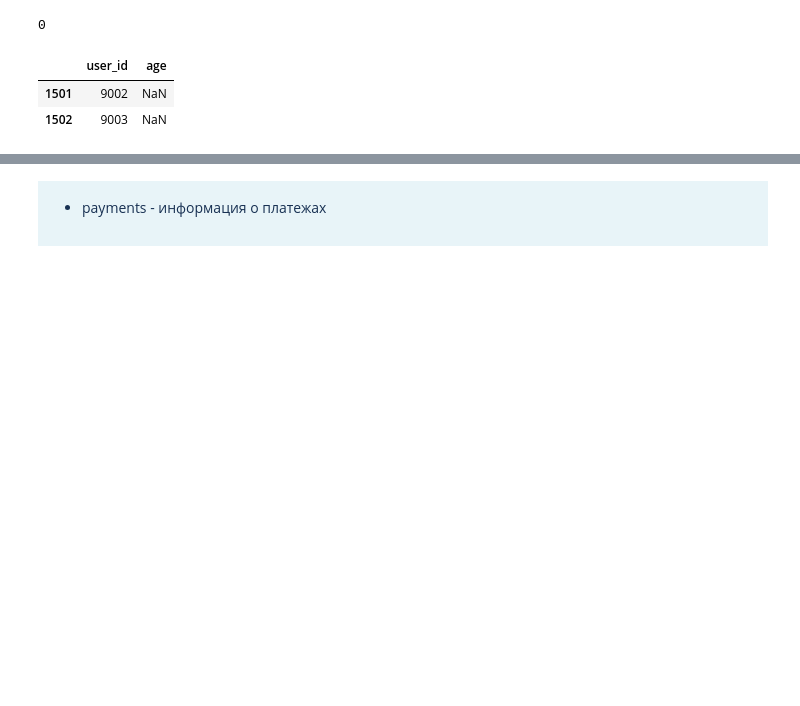
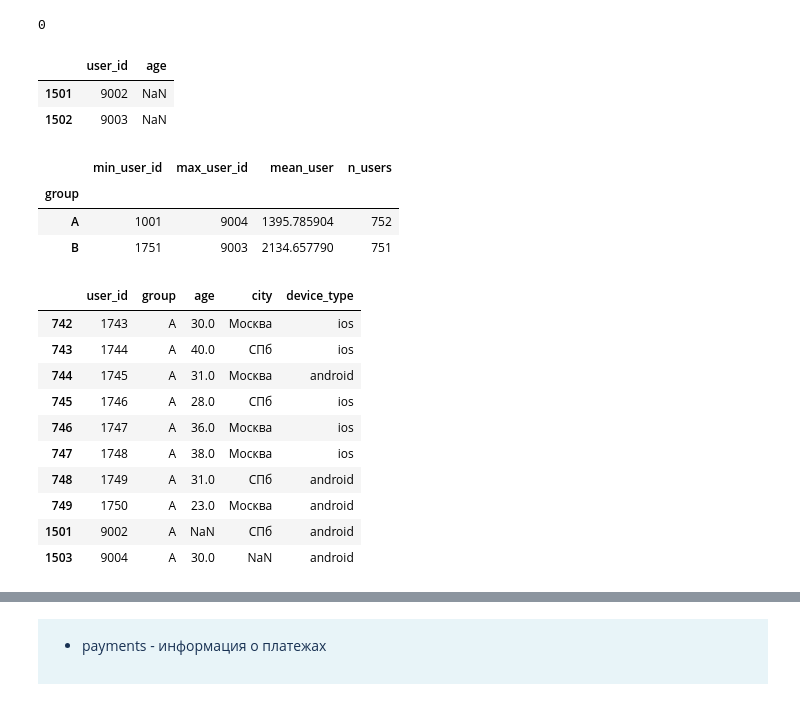
Before and after one commit to nvknkhv/t_test, a Jupyter notebook: ab_new_form_payments.ipynb, the cells around one changed output, grey strips where cells are left out. Saved outputs shown, nothing was run; the diff lists cells and outputs as text; code cells hidden in the pictures; blank space fills up the shorter version.

```diff
--- a/task.ipynb
+++ b/ab_new_form_payments.ipynb
@@ -117,3 +117,31 @@ users.loc[invalid_age, ['user_id', 'age']]
 |  | user_id | age |
 | 1501 | 9002 | NaN |
 | 1502 | 9003 | NaN |
+# %%
+users.groupby('group').agg(
+    min_user_id=('user_id', 'min'),
+    max_user_id=('user_id', 'max'),
+    mean_user=('user_id', 'mean'),
+    n_users=('user_id', 'nunique'),
+)
+# %% [output]
+|  | min_user_id | max_user_id | mean_user | n_users |
+| group |  |  |  |  |
+| A | 1001 | 9004 | 1395.785904 | 752 |
+| B | 1751 | 9003 | 2134.657790 | 751 |
+# %%
+users[users['group'] == 'A'] \
+    .sort_values('user_id') \
+    .tail(10)
+# %% [output]
+|  | user_id | group | age | city | device_type |
+| 742 | 1743 | A | 30.0 | Москва | ios |
+| 743 | 1744 | A | 40.0 | СПб | ios |
+| 744 | 1745 | A | 31.0 | Москва | android |
+| 745 | 1746 | A | 28.0 | СПб | ios |
+| 746 | 1747 | A | 36.0 | Москва | ios |
+| 747 | 1748 | A | 38.0 | Москва | ios |
+| 748 | 1749 | A | 31.0 | СПб | android |
+| 749 | 1750 | A | 23.0 | Москва | android |
+| 1501 | 9002 | A | NaN | СПб | android |
+| 1503 | 9004 | A | 30.0 | NaN | android |
```
Also changed, not shown: parts of 9 cells of this notebook, 1 other file.
